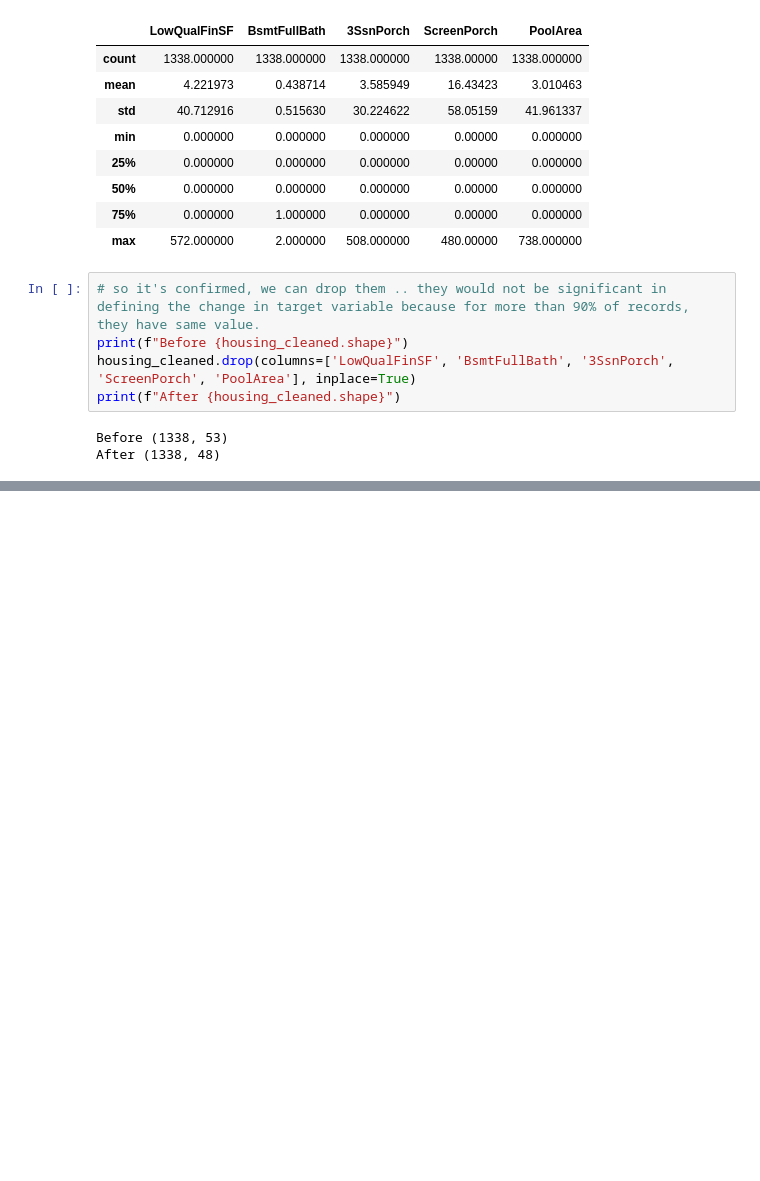
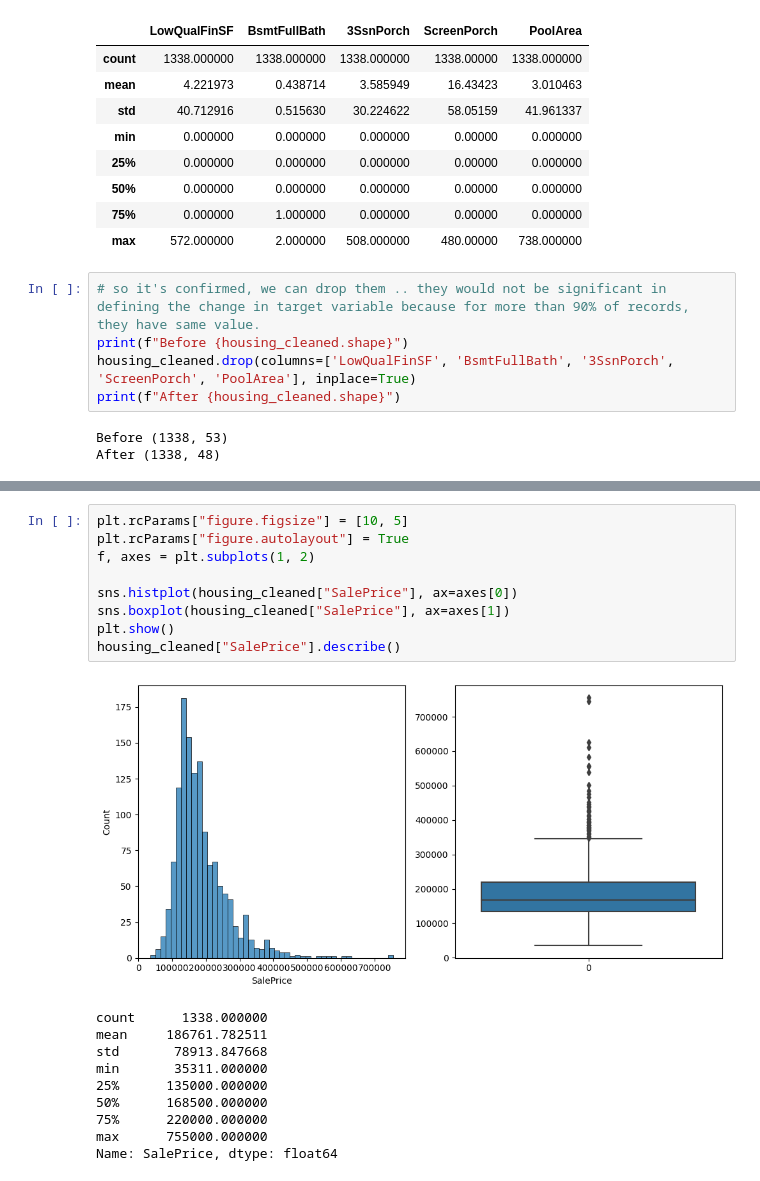
Before and after one commit to porechajp/advanced_regression, a Jupyter notebook: housing_price_advreg.ipynb, the cells around one changed output, grey strips where cells are left out. Cells and saved outputs as stored; diff of their text form; blank space fills up the shorter version.

```diff
--- a/housing_price_advreg.ipynb
+++ b/housing_price_advreg.ipynb
@@ -504,0 +518,20 @@ After (1338, 48)
+# %%
+plt.rcParams["figure.figsize"] = [10, 5]
+plt.rcParams["figure.autolayout"] = True
+f, axes = plt.subplots(1, 2)
+
+sns.histplot(housing_cleaned["SalePrice"], ax=axes[0])
+sns.boxplot(housing_cleaned["SalePrice"], ax=axes[1])
+plt.show()
+housing_cleaned["SalePrice"].describe()
+# %% [output]
+[figure, added]
+count      1338.000000
+mean     186761.782511
+std       78913.847668
+min       35311.000000
+25%      135000.000000
+50%      168500.000000
+75%      220000.000000
+max      755000.000000
+Name: SalePrice, dtype: float64
```
Also changed, not shown: parts of 4 cells of this notebook.
